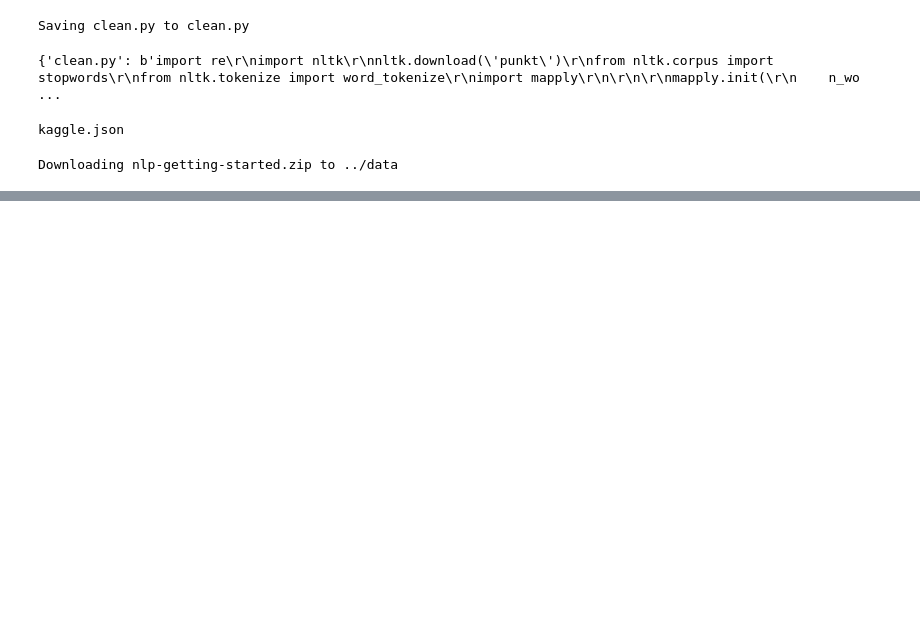
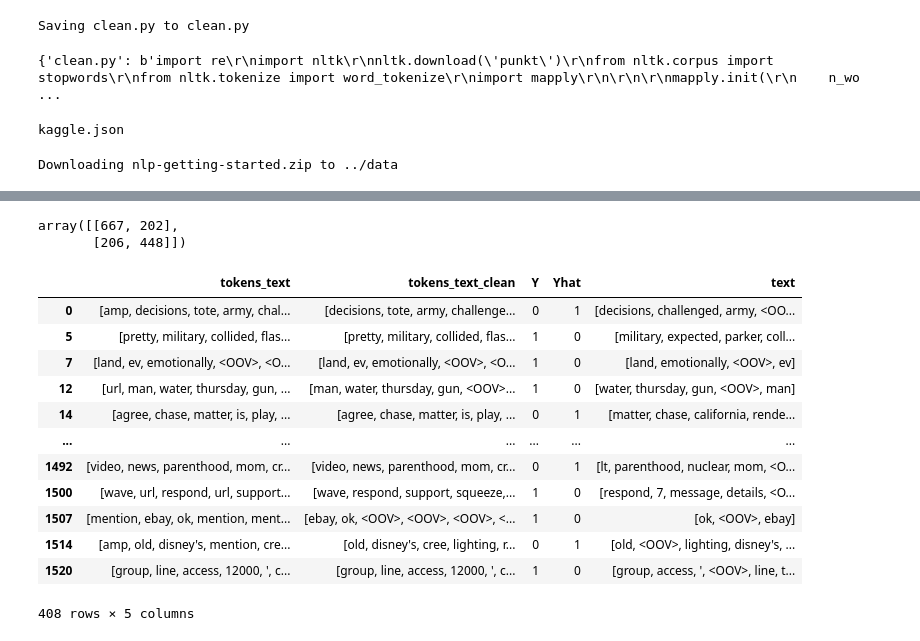
Before and after one commit to bamirandab/nlp-disaster-tweets, a Jupyter notebook: notebooks/model.ipynb, the cells around one changed output, grey strips where cells are left out. Cells and saved outputs as stored; diff of their text form; code cells hidden in the pictures; blank space fills up the shorter version.

```diff
--- a/notebooks/model.ipynb
+++ b/notebooks/model.ipynb
@@ -114,18 +116,21 @@ X_train, X_test, y_train, y_test = train_test_split(training_padded,training_lab
 # Build the model
 model = tf.keras.Sequential([
     tf.keras.layers.Embedding(vocab_size, embedding_dim, input_length=max_length),
-    tf.keras.layers.GlobalAveragePooling1D(),
+    # tf.keras.layers.GlobalAveragePooling1D(),
+    # tf.keras.layers.Dense(128, activation='relu'),
+    # tf.keras.layers.Dropout(0.5),
+    # tf.keras.layers.Dense(64, activation='relu'),
+    # tf.keras.layers.Dropout(0.5),
+    # tf.keras.layers.Dense(1, activation='sigmoid')
+    tf.keras.layers.Bidirectional(tf.keras.layers.LSTM(256,  return_sequences=True)),
+    tf.keras.layers.Dropout(0.5),
+    tf.keras.layers.Bidirectional(tf.keras.layers.LSTM(128,  return_sequences=True)),
+    tf.keras.layers.Dropout(0.5),
+    tf.keras.layers.Bidirectional(tf.keras.layers.LSTM(64)),
+    tf.keras.layers.Dropout(0.5),
     tf.keras.layers.Dense(128, activation='relu'),
     tf.keras.layers.Dropout(0.5),
-    tf.keras.layers.Dense(64, activation='relu'),
-    tf.keras.layers.Dropout(0.5),
     tf.keras.layers.Dense(1, activation='sigmoid')
-    # tf.keras.layers.Bidirectional(tf.keras.layers.LSTM(128,  return_sequences=True)),
-    # tf.keras.layers.Bidirectional(tf.keras.layers.LSTM(64)),
-    # tf.keras.layers.Dropout(0.5),
-    # tf.keras.layers.Dense(128, activation='relu'),
-    # tf.keras.layers.Dropout(0.5),
-    # tf.keras.layers.Dense(1, activation='sigmoid')
 ])
 
 # Print the model summary
@@ -152,9 +157,9 @@ _________________________________________________________________
 # Compile the model
 model.compile(loss='binary_crossentropy',optimizer='adam',metrics=['accuracy'])
 # %%
-num_epochs = 30
+num_epochs = 20
 
 # Train the model
 history = model.fit(X_train, y_train, epochs=num_epochs, verbose=1,
-                    batch_size=2**6 ,validation_data = (X_test, y_test))
+                    batch_size=2**5 ,validation_data = (X_test, y_test))
 # %% [output]
@@ -181,0 +187,35 @@ test_labels = [1 if label > 0.40 else 0 for label in testing_labels ]
+# %%
+from sklearn.metrics import confusion_matrix
+
+y_test_predict = [1 if label > 0.50 else 0 for label in model.predict(X_test) ]
+confusion_matrix(y_test, y_test_predict)
+# %% [output]
+array([[667, 202],
+       [206, 448]])
+# %%
+test_data_evaluate = pd.DataFrame()
+deafult_words = ["hashtag", "amp","mention","url"]
+words_index = {y: x for x, y in tokenizer.word_index.items()}
+
+test_data_evaluate["tokens_text"] = [[words_index[word + 1] for word in row] for row in X_test.tolist()]
+test_data_evaluate["tokens_text_clean"] = test_data_evaluate["tokens_text"].apply(lambda x: [word for word in x if word not in deafult_words])
+test_data_evaluate["Y"] = y_test
+test_data_evaluate["Yhat"] = y_test_predict
+test_data_evaluate_diff = test_data_evaluate.query('Y != Yhat').copy()
+
+test_data_evaluate_diff["text"] = test_data_evaluate_diff["tokens_text_clean"].apply(lambda x: list(set(x)))
+test_data_evaluate_diff
+# %% [output]
+|  | tokens_text | tokens_text_clean | Y | Yhat | text |
+| 0 | [amp, decisions, tote, army, chal... | [decisions, tote, army, challenge... | 0 | 1 | [decisions, challenged, army, <OO... |
+| 5 | [pretty, military, collided, flas... | [pretty, military, collided, flas... | 1 | 0 | [military, expected, parker, coll... |
+| 7 | [land, ev, emotionally, <OOV>, <O... | [land, ev, emotionally, <OOV>, <O... | 1 | 0 | [land, emotionally, <OOV>, ev] |
+| 12 | [url, man, water, thursday, gun, ... | [man, water, thursday, gun, <OOV>... | 1 | 0 | [water, thursday, gun, <OOV>, man] |
+| 14 | [agree, chase, matter, is, play, ... | [agree, chase, matter, is, play, ... | 0 | 1 | [matter, chase, california, rende... |
+| ... | ... | ... | ... | ... | ... |
+| 1492 | [video, news, parenthood, mom, cr... | [video, news, parenthood, mom, cr... | 0 | 1 | [lt, parenthood, nuclear, mom, <O... |
+| 1500 | [wave, url, respond, url, support... | [wave, respond, support, squeeze,... | 1 | 0 | [respond, 7, message, details, <O... |
+| 1507 | [mention, ebay, ok, mention, ment... | [ebay, ok, <OOV>, <OOV>, <OOV>, <... | 1 | 0 | [ok, <OOV>, ebay] |
+| 1514 | [amp, old, disney's, mention, cre... | [old, disney's, cree, lighting, r... | 0 | 1 | [old, <OOV>, lighting, disney's, ... |
+| 1520 | [group, line, access, 12000, ', c... | [group, line, access, 12000, ', c... | 1 | 0 | [group, access, ', <OOV>, line, t... |
+408 rows × 5 columns
```
Also changed, not shown: parts of 11 cells of this notebook.
